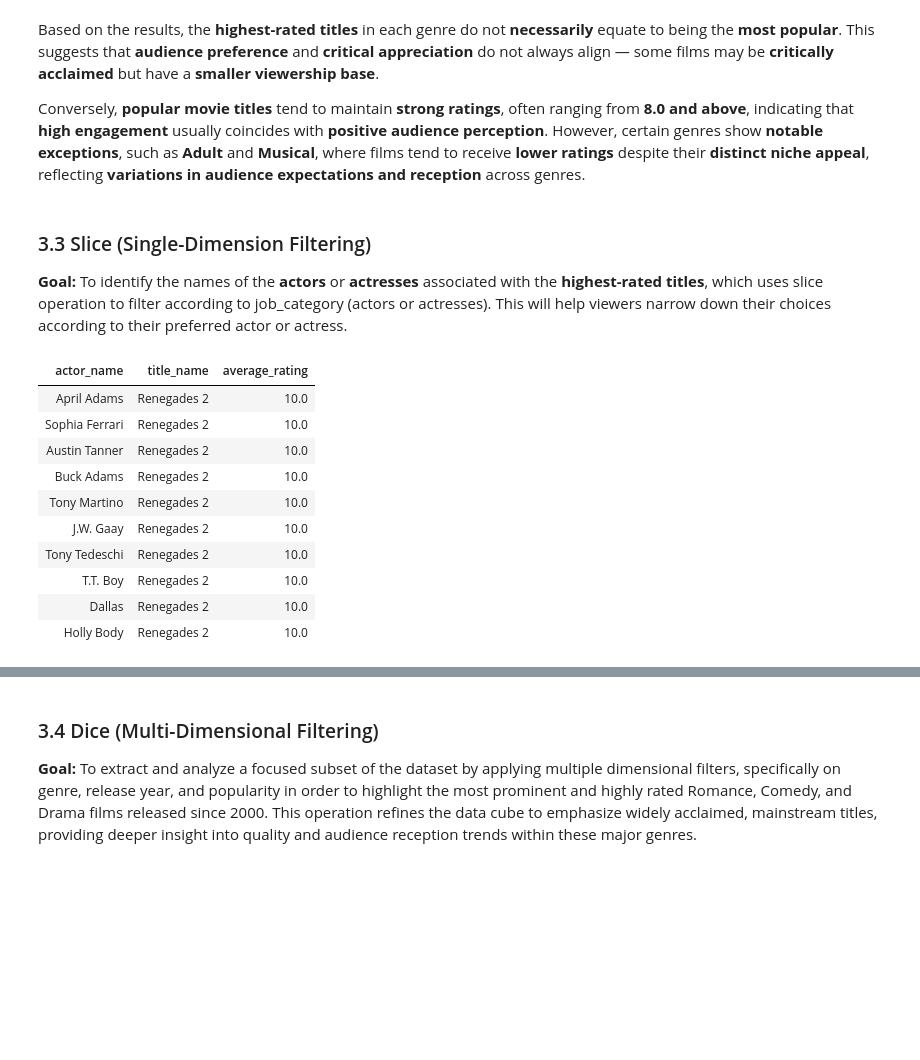
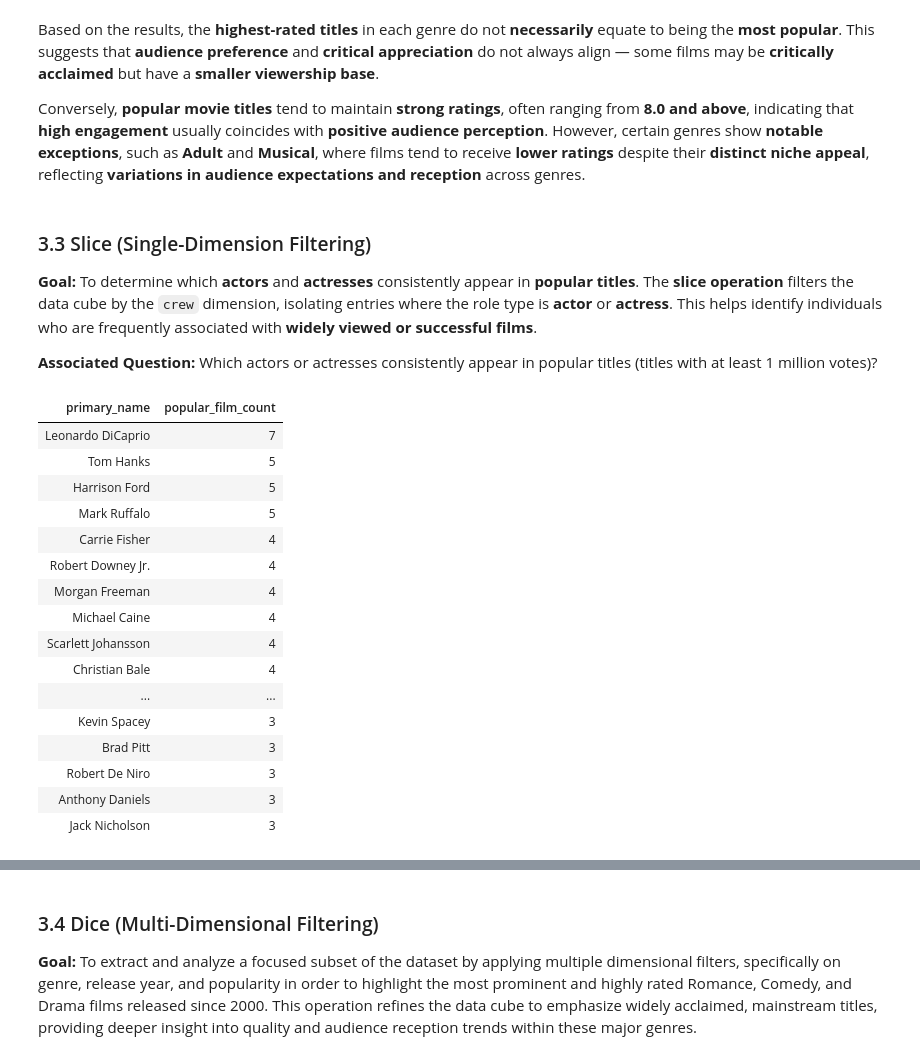
Before and after one commit to dredredre20/STADVDB-G12, a Jupyter notebook: mco_advdb.ipynb, the cells around one changed output, grey strips where cells are left out. Drawn from its saved outputs; the diff is of its cells as text; code cells hidden in the pictures; blank space fills up the shorter version.

Commit message:
updated olap operations

```diff
--- a/mco_advdb.ipynb
+++ b/mco_advdb.ipynb
@@ -66,7 +66,7 @@ import time
 
 
 # Connect to local data warehouse
-engine = sqlalchemy.create_engine("postgresql+psycopg2://postgres:password@localhost:5432/IMDb_db")
+engine = sqlalchemy.create_engine("postgresql+psycopg2://postgres:Pupayumi@localhost:5432/IMDb_db")
 # %% [markdown]
 ---
 # %% [markdown]
@@ -257,31 +258,41 @@ Conversely, **popular movie titles** tend to maintain **strong ratings**, often
 # %% [markdown]
 ### 3.3 Slice (Single-Dimension Filtering)
 
-**Goal:** To identify the names of the **actors** or **actresses** associated with the **highest-rated titles**, which uses slice operation to filter according to job_category (actors or actresses). This will help viewers narrow down their choices according to their preferred actor or actress.
+**Goal:** To determine which **actors** and **actresses** consistently appear in **popular titles**. The **slice operation** filters the data cube by the `crew` dimension, isolating entries where the role type is **actor** or **actress**. This helps identify individuals who are frequently associated with **widely viewed or successful films**.
+
+**Associated Question:** Which actors or actresses consistently appear in popular titles (titles with at least 1 million votes)?
 # %%
-# Top 10 Actors or Actresses that are associated with highest-rated titles
+# Top 20 Actors or Actresses Who Have Appeared in the Most Number of Popular Films
 query = """
-select c.primary_name as actor_name, t.title_name, r.average_rating
-from crew_dim c
-join title_crew_bridge tcb on c.crew_id = tcb.crew_id
-join rating_fact r on tcb.title_id = r.title_id
-join title_dim t on r.title_id = t.title_id
-where tcb.job_category in ('actor', 'actress')
-order by r.average_rating desc
-limit 10;
+SELECT  primary_name,
+		count(cd.crew_id) AS popular_film_count
+FROM title_crew_bridge tcb
+JOIN crew_dim cd ON cd.crew_id = tcb.crew_id
+JOIN rating_fact rc ON tcb.title_id = rc.title_id
+WHERE (tcb.job_category = 'actor' OR tcb.job_category = 'actress')
+	AND rc.num_votes > 1000000
+GROUP BY cd.crew_id
+ORDER BY popular_film_count DESC
+LIMIT 20
 """
 
 slice_df = pd.read_sql_query(query, engine)
 display_results(slice_df)
 # %% [output]
-| actor_name | title_name | average_rating |
-| April Adams | Renegades 2 | 10.0 |
-| Sophia Ferrari | Renegades 2 | 10.0 |
-| Austin Tanner | Renegades 2 | 10.0 |
-| Buck Adams | Renegades 2 | 10.0 |
-| Tony Martino | Renegades 2 | 10.0 |
-| J.W. Gaay | Renegades 2 | 10.0 |
-| Tony Tedeschi | Renegades 2 | 10.0 |
-| T.T. Boy | Renegades 2 | 10.0 |
-| Dallas | Renegades 2 | 10.0 |
-| Holly Body | Renegades 2 | 10.0 |
+| primary_name | popular_film_count |
+| Leonardo DiCaprio | 7 |
+| Tom Hanks | 5 |
+| Harrison Ford | 5 |
+| Mark Ruffalo | 5 |
+| Carrie Fisher | 4 |
+| Robert Downey Jr. | 4 |
+| Morgan Freeman | 4 |
+| Michael Caine | 4 |
+| Scarlett Johansson | 4 |
+| Christian Bale | 4 |
+| ... | ... |
+| Kevin Spacey | 3 |
+| Brad Pitt | 3 |
+| Robert De Niro | 3 |
+| Anthony Daniels | 3 |
+| Jack Nicholson | 3 |
```
Also changed, not shown: parts of 12 cells of this notebook.
